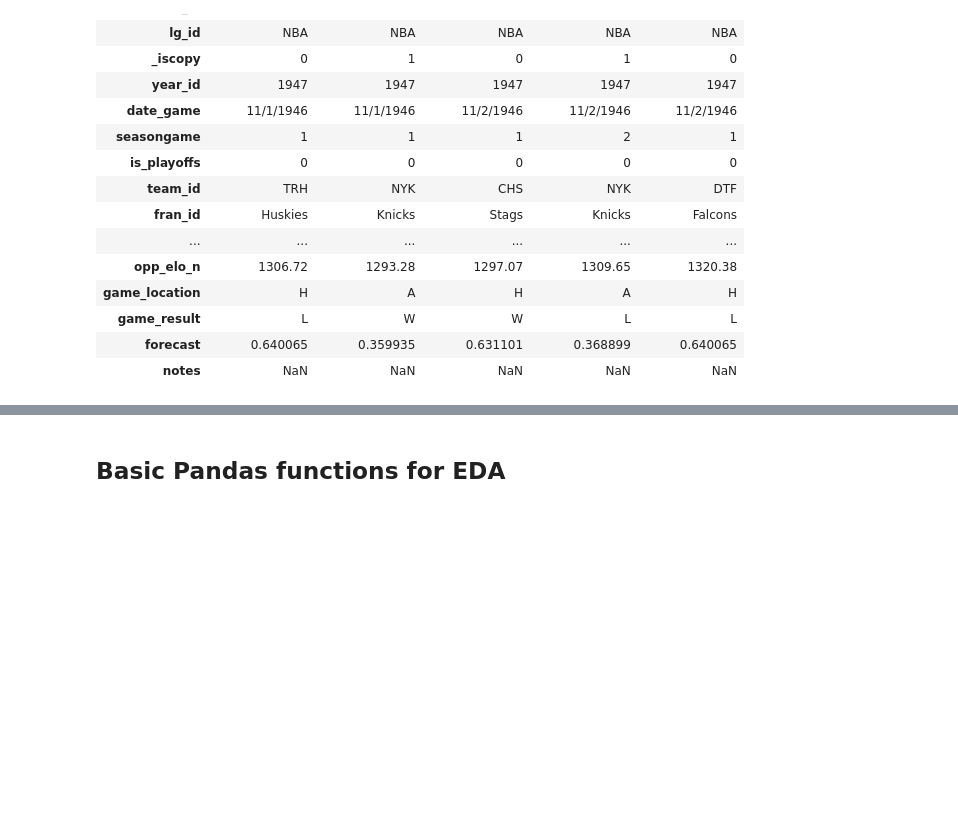
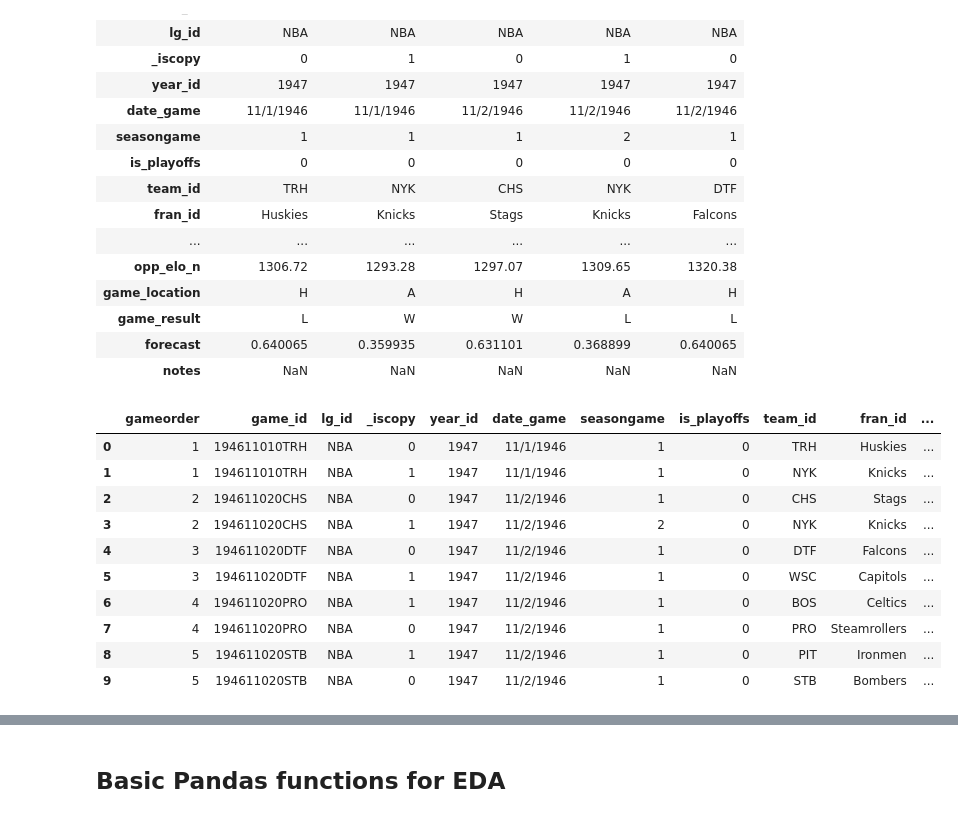
Before and after one commit to Veetoutas/Demo-Notebook, a Jupyter notebook: Turing_College_Technical_Challenge.ipynb, the cells around one changed output, grey strips where cells are left out. Drawn from its saved outputs; the diff is of its cells as text; code cells hidden in the pictures; blank space fills up the shorter version.

```diff
--- a/Turing_College_Technical_Challenge.ipynb
+++ b/Turing_College_Technical_Challenge.ipynb
@@ -71,0 +76,4 @@ nbaaellelo.csv      100%[===================>]  17,33M  22,1MB/s    in 0,8s
+# %%
+!wget https://raw.githubusercontent.com/fivethirtyeight/data/master/nba-elo/nbaallelo.csv -O nbaaellelo.csv
+
+df2 = pd.read_csv("nbaaellelo.csv")
@@ -103,3 +121,17 @@ df1.head().T
 | game_result | L | W | W | L | L |
 | forecast | 0.640065 | 0.359935 | 0.631101 | 0.368899 | 0.640065 |
 | notes | NaN | NaN | NaN | NaN | NaN |
+# %%
+df2.head(10)
+# %% [output]
+|  | gameorder | game_id | lg_id | _iscopy | year_id | date_game | seasongame | is_playoffs | team_id | fran_id | ... |
+| 0 | 1 | 194611010TRH | NBA | 0 | 1947 | 11/1/1946 | 1 | 0 | TRH | Huskies | ... |
+| 1 | 1 | 194611010TRH | NBA | 1 | 1947 | 11/1/1946 | 1 | 0 | NYK | Knicks | ... |
+| 2 | 2 | 194611020CHS | NBA | 0 | 1947 | 11/2/1946 | 1 | 0 | CHS | Stags | ... |
+| 3 | 2 | 194611020CHS | NBA | 1 | 1947 | 11/2/1946 | 2 | 0 | NYK | Knicks | ... |
+| 4 | 3 | 194611020DTF | NBA | 0 | 1947 | 11/2/1946 | 1 | 0 | DTF | Falcons | ... |
+| 5 | 3 | 194611020DTF | NBA | 1 | 1947 | 11/2/1946 | 1 | 0 | WSC | Capitols | ... |
+| 6 | 4 | 194611020PRO | NBA | 1 | 1947 | 11/2/1946 | 1 | 0 | BOS | Celtics | ... |
+| 7 | 4 | 194611020PRO | NBA | 0 | 1947 | 11/2/1946 | 1 | 0 | PRO | Steamrollers | ... |
+| 8 | 5 | 194611020STB | NBA | 1 | 1947 | 11/2/1946 | 1 | 0 | PIT | Ironmen | ... |
+| 9 | 5 | 194611020STB | NBA | 0 | 1947 | 11/2/1946 | 1 | 0 | STB | Bombers | ... |
```
Also changed, not shown: parts of 5 cells of this notebook.
